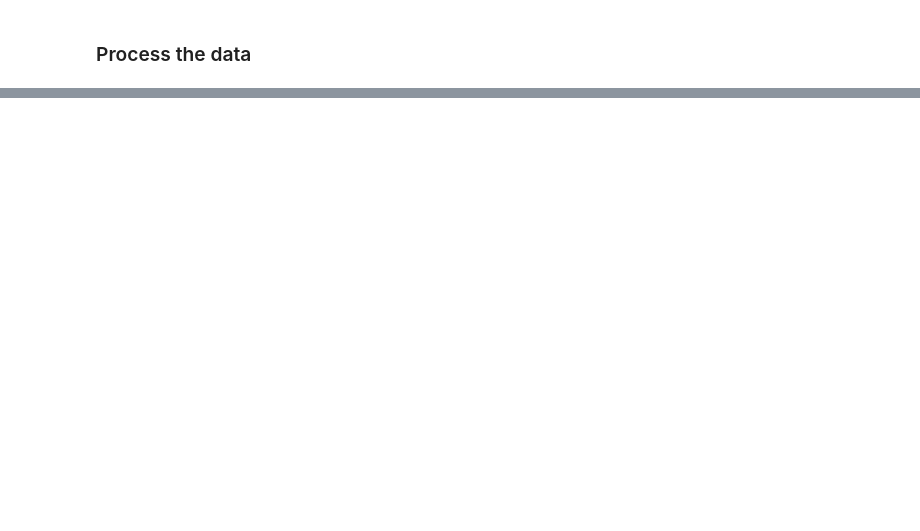
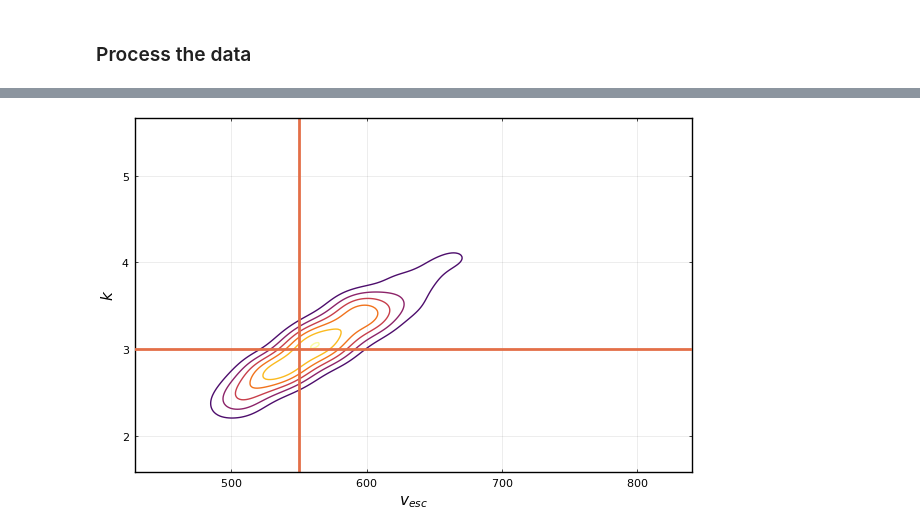
Before and after one commit to CianMRoche/18.337-Final-Project, a Jupyter notebook: MH_julia.ipynb, the cells around one changed output, grey strips where cells are left out. Cells and saved outputs as stored; diff of their text form; code cells hidden in the pictures; blank space fills up the shorter version.

```diff
--- a/MH_julia.ipynb
+++ b/MH_julia.ipynb
@@ -261,0 +283,16 @@ vline!( k_quantiles, ls=:dash, color="black",lw=1, label="")
+# %%
+using StatsPlots, KernelDensity
+dens = kde((vesc_posterior,k_posterior))
+p3 = plot(dens,
+    levels = 0.003:0.002:0.014,
+    colorbar=false,
+    figsize=(400,400),
+    xlabel=L"$v_{esc}$",
+    ylabel=L"$k$",
+    framestyle = :box,
+    )
+
+vline!([target_vesc], lw = 2,label="")
+hline!([target_k], lw = 2,color=2,label="")
+# %% [output]
+[figure, added]
```
Also changed, not shown: parts of 11 cells of this notebook, 3 other files.
